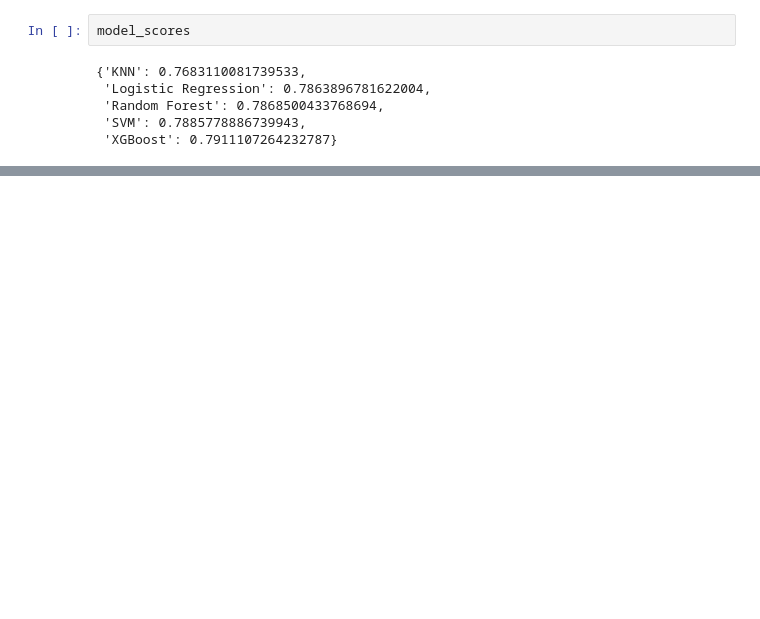
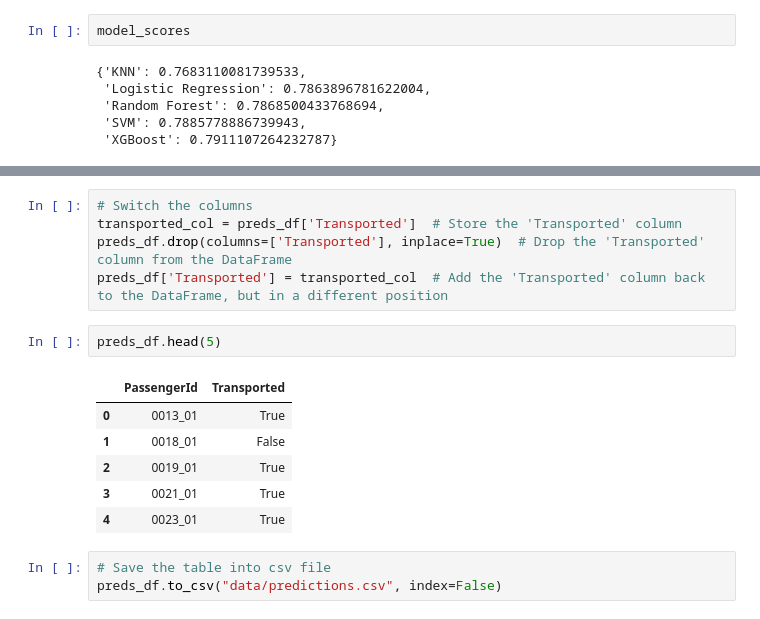
Before and after one commit to Rubic31/spaceship-titanic-project, a Jupyter notebook: end-to-end-spaceship-titanic.ipynb, the cells around one changed output, grey strips where cells are left out. Cells and saved outputs as stored; diff of their text form; blank space fills up the shorter version.

```diff
--- a/end-to-end-spaceship-titanic.ipynb
+++ b/end-to-end-spaceship-titanic.ipynb
@@ -1210,0 +1379,17 @@ Looks like XGBoost performed the best.
+# %%
+# Switch the columns
+transported_col = preds_df['Transported']  # Store the 'Transported' column
+preds_df.drop(columns=['Transported'], inplace=True)  # Drop the 'Transported' column from the DataFrame
+preds_df['Transported'] = transported_col  # Add the 'Transported' column back to the DataFrame, but in a different position
+# %%
+preds_df.head(5)
+# %% [output]
+|  | PassengerId | Transported |
+| 0 | 0013_01 | True |
+| 1 | 0018_01 | False |
+| 2 | 0019_01 | True |
+| 3 | 0021_01 | True |
+| 4 | 0023_01 | True |
+# %%
+# Save the table into csv file
+preds_df.to_csv("data/predictions.csv", index=False)
```
Also changed, not shown: parts of 113 cells of this notebook.
